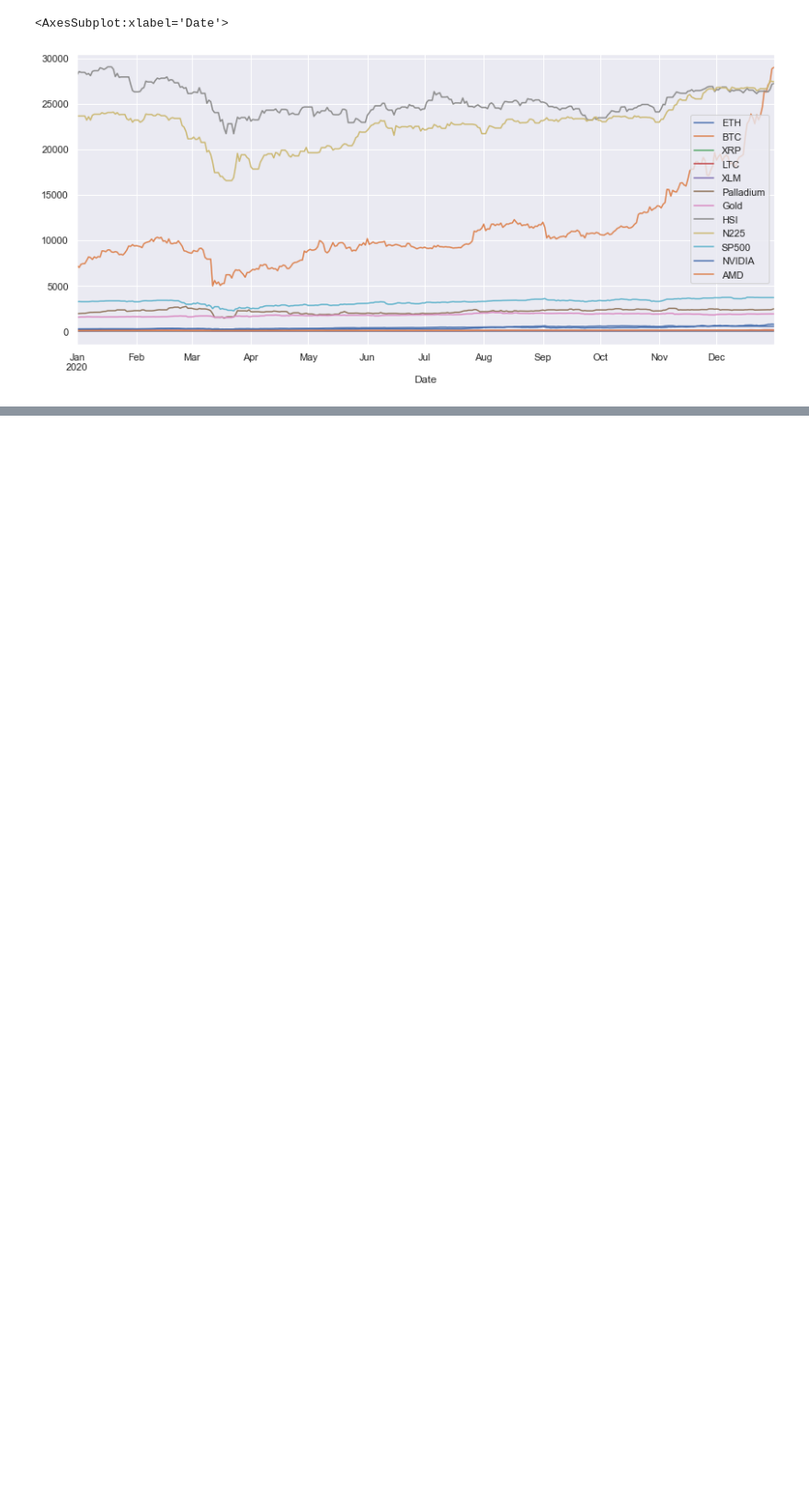
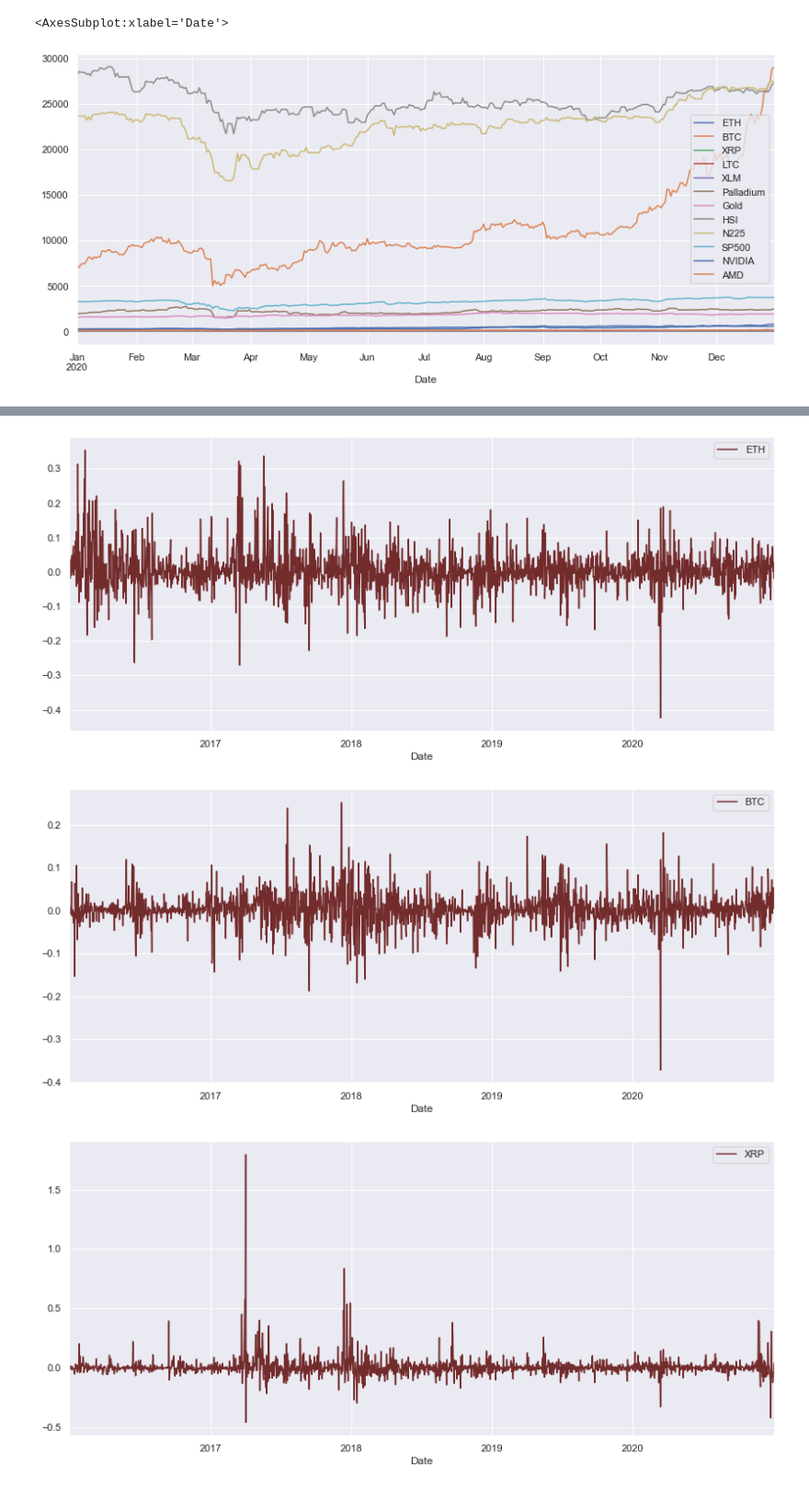
Before and after one commit to billmono95/TESI-LAUREA-MAGISTRALE, a Jupyter notebook: ExploratoryAnalysis.ipynb, the cells around one changed output, grey strips where cells are left out. Shown at 92% size. Cells and saved outputs as stored; diff of their text form; code cells hidden in the pictures; blank space fills up the shorter version.

Commit message:
Added returns plot

```diff
--- a/ExploratoryAnalysis.ipynb
+++ b/ExploratoryAnalysis.ipynb
@@ -205,0 +210,6 @@ df_2020.plot(x='Date')
+# %%
+df_return = newdf.copy()
+# %%
+df_return = df_return.pct_change()
+# %%
+df_return = df_return.drop(df_return.index[0])
@@ -205,0 +233,9 @@ df_2020.plot(x='Date')
+# %%
+list_return = ['ETH','BTC','XRP','LTC','XLM']
+for i in list_return:
+
+    df_return.plot( y= i , color='#732C2C')
+# %% [output]
+[figure, added]
+[figure, added]
+[figure, added]
```
Also changed, not shown: parts of 4 cells of this notebook.
